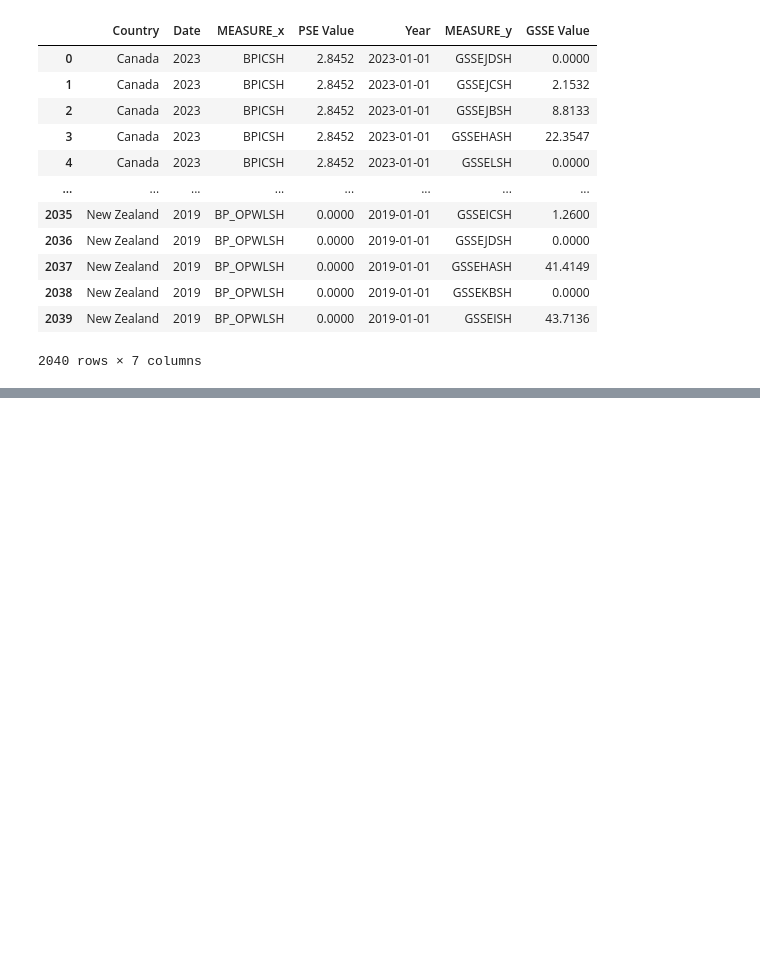
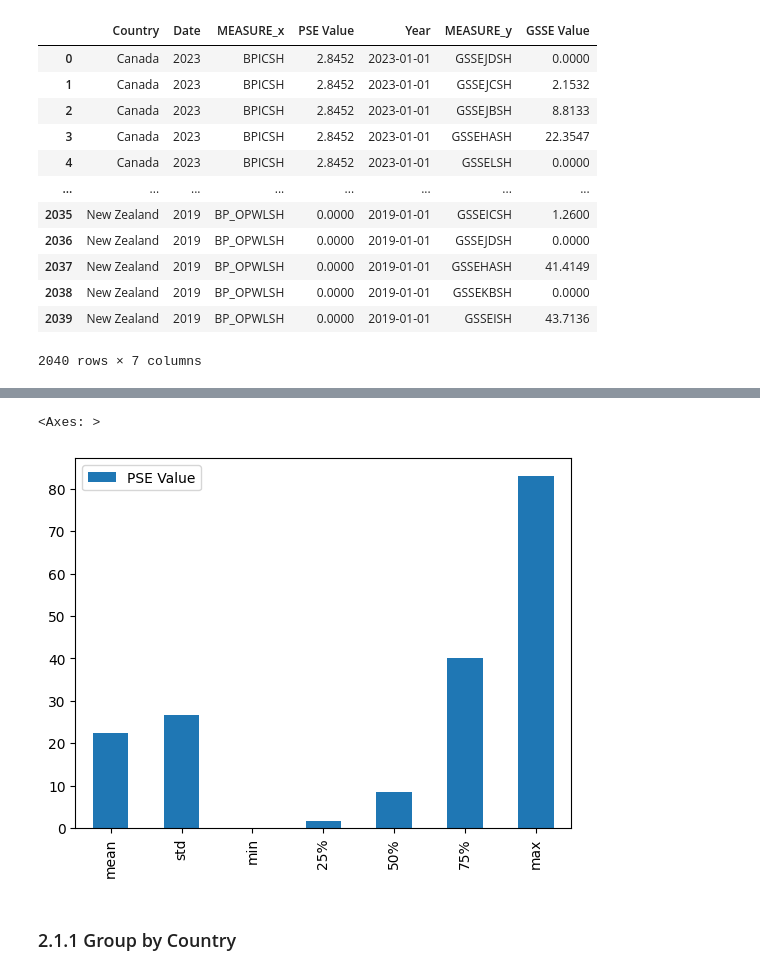
Before and after one commit to GONG-Kuiyuan01/2025-S1S2-Data-Science, a Jupyter notebook: HW1_GONG_Kuiyuan/HW1_GONG_Kuiyuan.ipynb, the cells around one changed output, grey strips where cells are left out. Cells and saved outputs as stored; diff of their text form; code cells hidden in the pictures; blank space fills up the shorter version.

```diff
--- a/HW1_GONG_Kuiyuan/HW1_GONG_Kuiyuan.ipynb
+++ b/HW1_GONG_Kuiyuan/HW1_GONG_Kuiyuan.ipynb
@@ -212,0 +240,7 @@ df_merged.to_csv('HW1_data/HW1_clean/OECD_PSE_GSSE.csv', index=False)
+# %%
+df_merged['PSE Value'].describe().drop(['count'], axis=0).to_frame().plot(kind = 'bar')
+# %% [output]
+<Axes: >
+[figure, added]
+# %% [markdown]
+### 2.1.1 Group by Country
```
Also changed, not shown: parts of 24 cells of this notebook, 4 other files.
